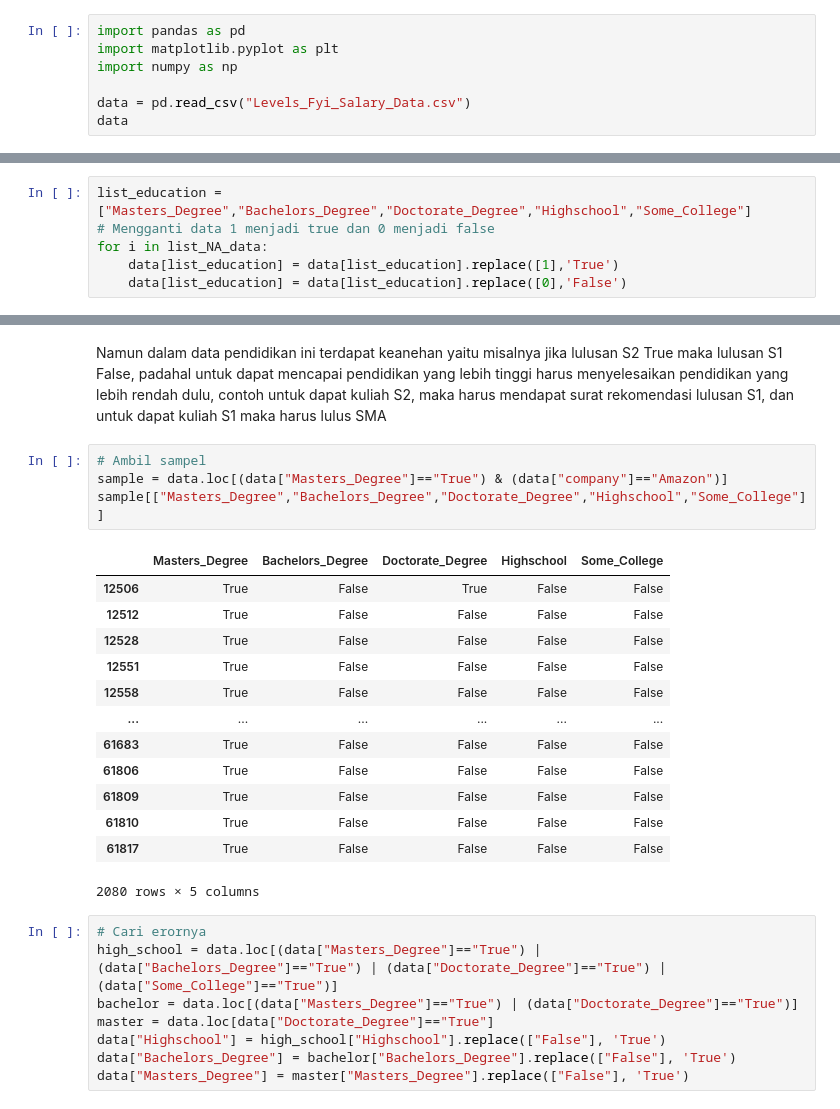
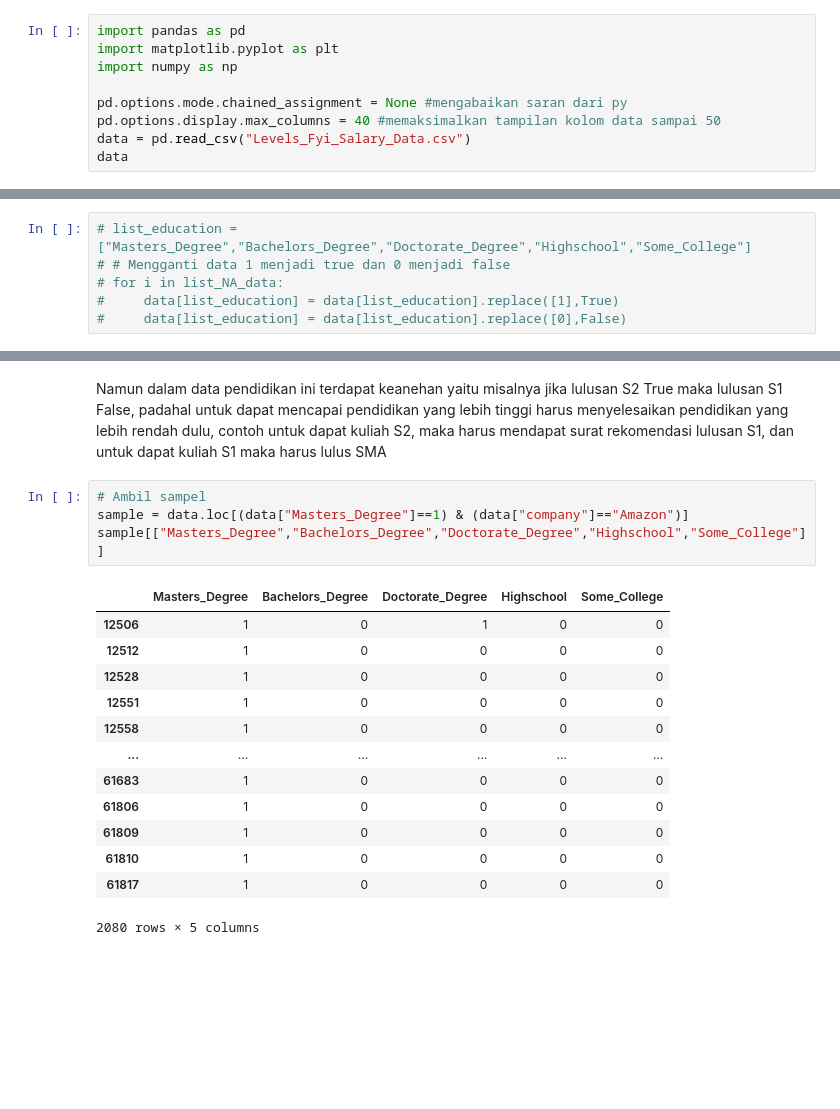
Before and after one commit to fairuzald/andat-Tubes2, a Jupyter notebook: main.ipynb, the cells around one changed output, grey strips where cells are left out. Cells and saved outputs as stored; diff of their text form; blank space fills up the shorter version.

Commit message:
Melakukan data cleansing dan memeriksa kembali info data

```diff
--- a/main.ipynb
+++ b/main.ipynb
@@ -5,6 +5,8 @@ import pandas as pd
 import matplotlib.pyplot as plt
 import numpy as np
 
+pd.options.mode.chained_assignment = None #mengabaikan saran dari py
+pd.options.display.max_columns = 40 #memaksimalkan tampilan kolom data sampai 50
 data = pd.read_csv("Levels_Fyi_Salary_Data.csv")
 data
 # %% [output]
@@ -322,11 +377,11 @@ Maka dari itu agar tidak membingungkan user selanjutnya isi dari kolom tersebut
 # %% [markdown]
 Mengganti nilai tiap kolom pendidikan dari 1 menjadi True dan 0 menjadi False
 # %%
-list_education = ["Masters_Degree","Bachelors_Degree","Doctorate_Degree","Highschool","Some_College"]
-# Mengganti data 1 menjadi true dan 0 menjadi false
-for i in list_NA_data:
-    data[list_education] = data[list_education].replace([1],'True')
-    data[list_education] = data[list_education].replace([0],'False')
+# list_education = ["Masters_Degree","Bachelors_Degree","Doctorate_Degree","Highschool","Some_College"]
+# # Mengganti data 1 menjadi true dan 0 menjadi false
+# for i in list_NA_data:
+#     data[list_education] = data[list_education].replace([1],True)
+#     data[list_education] = data[list_education].replace([0],False)
 # %%
 
 list_education = ["Masters_Degree","Bachelors_Degree","Doctorate_Degree","Highschool","Some_College"]
@@ -345,27 +400,19 @@ for i in list_education:
 Namun dalam data pendidikan ini terdapat keanehan yaitu misalnya jika lulusan S2 True maka lulusan S1 False, padahal untuk dapat mencapai pendidikan yang lebih tinggi harus menyelesaikan pendidikan yang lebih rendah dulu, contoh untuk dapat kuliah S2, maka harus mendapat surat rekomendasi lulusan S1, dan untuk dapat kuliah S1 maka harus lulus SMA
 # %%
 # Ambil sampel
-sample = data.loc[(data["Masters_Degree"]=="True") & (data["company"]=="Amazon")]
+sample = data.loc[(data["Masters_Degree"]==1) & (data["company"]=="Amazon")]
 sample[["Masters_Degree","Bachelors_Degree","Doctorate_Degree","Highschool","Some_College"]]
 # %% [output]
 |  | Masters_Degree | Bachelors_Degree | Doctorate_Degree | Highschool | Some_College |
-| 12506 | True | False | True | False | False |
-| 12512 | True | False | False | False | False |
-| 12528 | True | False | False | False | False |
-| 12551 | True | False | False | False | False |
-| 12558 | True | False | False | False | False |
+| 12506 | 1 | 0 | 1 | 0 | 0 |
+| 12512 | 1 | 0 | 0 | 0 | 0 |
+| 12528 | 1 | 0 | 0 | 0 | 0 |
+| 12551 | 1 | 0 | 0 | 0 | 0 |
+| 12558 | 1 | 0 | 0 | 0 | 0 |
 | ... | ... | ... | ... | ... | ... |
-| 61683 | True | False | False | False | False |
-| 61806 | True | False | False | False | False |
-| 61809 | True | False | False | False | False |
-| 61810 | True | False | False | False | False |
-| 61817 | True | False | False | False | False |
+| 61683 | 1 | 0 | 0 | 0 | 0 |
+| 61806 | 1 | 0 | 0 | 0 | 0 |
+| 61809 | 1 | 0 | 0 | 0 | 0 |
+| 61810 | 1 | 0 | 0 | 0 | 0 |
+| 61817 | 1 | 0 | 0 | 0 | 0 |
 2080 rows × 5 columns
-# %%
-# Cari erornya
-high_school = data.loc[(data["Masters_Degree"]=="True") | (data["Bachelors_Degree"]=="True") | (data["Doctorate_Degree"]=="True") | (data["Some_College"]=="True")]
-bachelor = data.loc[(data["Masters_Degree"]=="True") | (data["Doctorate_Degree"]=="True")]
-master = data.loc[data["Doctorate_Degree"]=="True"]
-data["Highschool"] = high_school["Highschool"].replace(["False"], 'True')
-data["Bachelors_Degree"] = bachelor["Bachelors_Degree"].replace(["False"], 'True')
-data["Masters_Degree"] = master["Masters_Degree"].replace(["False"], 'True')
```
Also changed, not shown: parts of 62 cells of this notebook.
